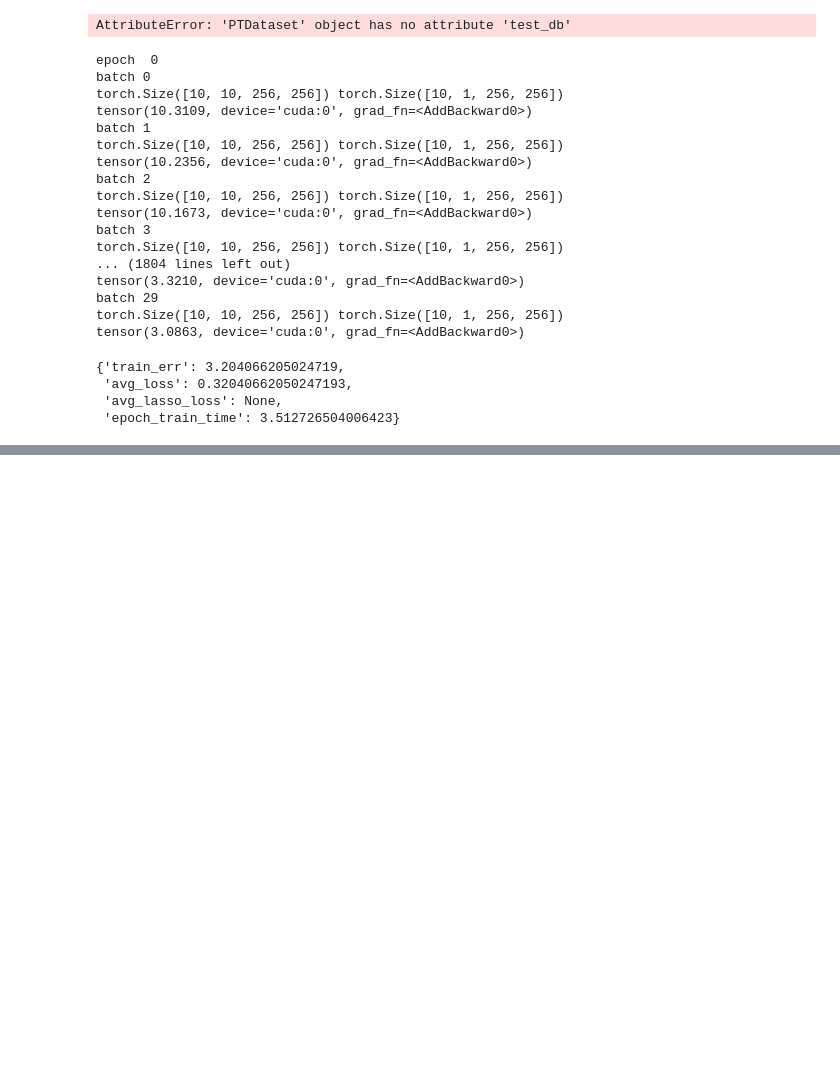
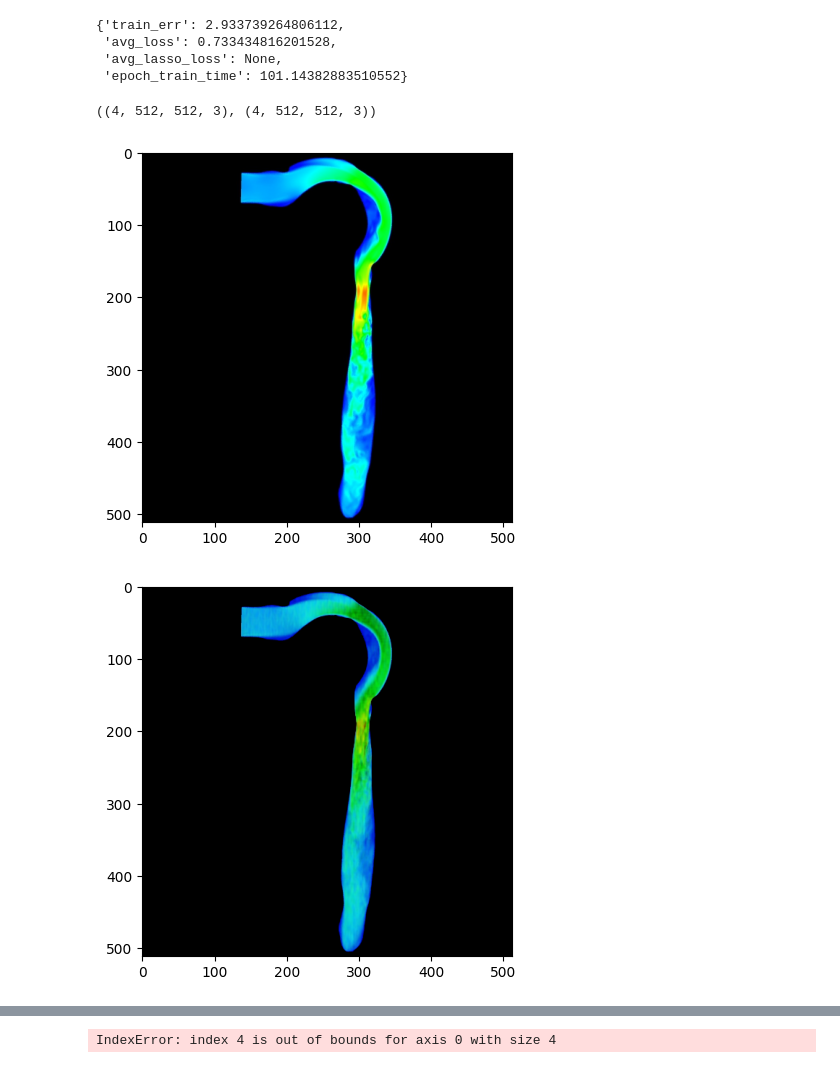
Before and after one commit to tamtran22/neuralop, a Jupyter notebook: Codes/run.ipynb, the cells around one changed output, grey strips where cells are left out. Drawn from its saved outputs; the diff is of its cells as text; code cells hidden in the pictures; blank space fills up the shorter version.

```diff
--- a/Codes/run.ipynb
+++ b/Codes/run.ipynb
@@ -17,5 +17,5 @@ os.environ["CUDA_VISIBLE_DEVICES"]="0"
 device = torch.device('cuda:0' if torch.cuda.is_available() else 'cpu')
 # %%
 from data.trachea import load_trachea_slice_dataset
-dataset = load_trachea_slice_dataset('../data/vu_greyscale_256x256', 'trachea', 300, 50, resolution=256, batch_size=10, test_batch_size=10)
+dataset = load_trachea_slice_dataset('../data/vmag_black', 'trachea', 300, 50, resolution=512, batch_size=4, test_batch_size=10, normalize=True, rgb=True)
 # %% [output]
@@ -27,7 +27,5 @@ dataset.train_db[0]['x'].size(), dataset.train_db[0]['y'].size()
 # %%
-train_loader = DataLoader(dataset.train_db, batch_size=10, num_workers=0, pin_memory=False, persistent_workers=False)
-test_loader = DataLoader(dataset.test_dbs[256], batch_size=10, num_workers=0, pin_memory=False, persistent_workers=False)
+train_loader = DataLoader(dataset.train_db, batch_size=4, num_workers=0, pin_memory=False, persistent_workers=False)
+test_loader = DataLoader(dataset.test_dbs[512], batch_size=4, num_workers=0, pin_memory=False, persistent_workers=False)
-# %% [output]
-AttributeError: 'PTDataset' object has no attribute 'test_db'
 # %%
 model = IU_FNO(n_modes=(16, 16),
@@ -50,33 +48,50 @@ trainer = Trainer(
 # %%
 trainer.train(
     train_loader = train_loader,
-    test_loaders = {test_loader},
+    test_loaders = {},
     optimizer = optimizer,
     scheduler = scheduler,
     regularizer = False,
     training_loss = train_loss,
-    save_every = 1,
+    # eval_losses = eval_loss,
+    save_every = 5,
     save_dir = '../checkpoints/'
 )
 # %% [output]
-epoch  0
-batch 0
-torch.Size([10, 10, 256, 256]) torch.Size([10, 1, 256, 256])
-tensor(10.3109, device='cuda:0', grad_fn=<AddBackward0>)
-batch 1
-torch.Size([10, 10, 256, 256]) torch.Size([10, 1, 256, 256])
-tensor(10.2356, device='cuda:0', grad_fn=<AddBackward0>)
-batch 2
-torch.Size([10, 10, 256, 256]) torch.Size([10, 1, 256, 256])
-tensor(10.1673, device='cuda:0', grad_fn=<AddBackward0>)
-batch 3
-torch.Size([10, 10, 256, 256]) torch.Size([10, 1, 256, 256])
-... (1804 lines left out)
-tensor(3.3210, device='cuda:0', grad_fn=<AddBackward0>)
-batch 29
-torch.Size([10, 10, 256, 256]) torch.Size([10, 1, 256, 256])
-tensor(3.0863, device='cuda:0', grad_fn=<AddBackward0>)
+{'train_err': 2.933739264806112,
+ 'avg_loss': 0.733434816201528,
+ 'avg_lasso_loss': None,
+ 'epoch_train_time': 101.14382883510552}
-{'train_err': 3.204066205024719,
- 'avg_loss': 0.32040662050247193,
- 'avg_lasso_loss': None,
- 'epoch_train_time': 3.512726504006423}
+# %%
+model = IU_FNO(n_modes=(16, 16),
+             in_channels=30,
+             out_channels=3,
+             hidden_channels=64,
+             projection_channel_ratio=2).to(device)
+model.load_state_dict(torch.load('../checkpoints/model_state_dict.pt', weights_only=False))
+model.eval()
+# eval
+torch.cuda.empty_cache()
+
+data = next(iter(test_loader))
+x = data['x'].to(device)
+y = data['y'].to(device) * 255
+
+y_pred = model(x) * 255
+
+y = y.transpose(1,2).transpose(2,3).cpu().numpy().astype(np.uint8)
+y_pred = y_pred.transpose(1,2).transpose(2,3).detach().cpu().numpy().astype(np.uint8)
+y.shape, y_pred.shape
+# %% [output]
+((4, 512, 512, 3), (4, 512, 512, 3))
+# %%
+for i in range(0, 4):
+    yy = y[i]
+    yy_pred = y_pred[i]
+    plt.imshow(yy)
+    plt.show()
+    plt.imshow(yy_pred)
+    plt.show()
+# %% [output]
+[figure, added]
+[figure, added]
@@ -82,0 +104 @@ tensor(3.0863, device='cuda:0', grad_fn=<AddBackward0>)
+IndexError: index 4 is out of bounds for axis 0 with size 4
```
Also changed, not shown: parts of 5 cells of this notebook, 4 other files.
